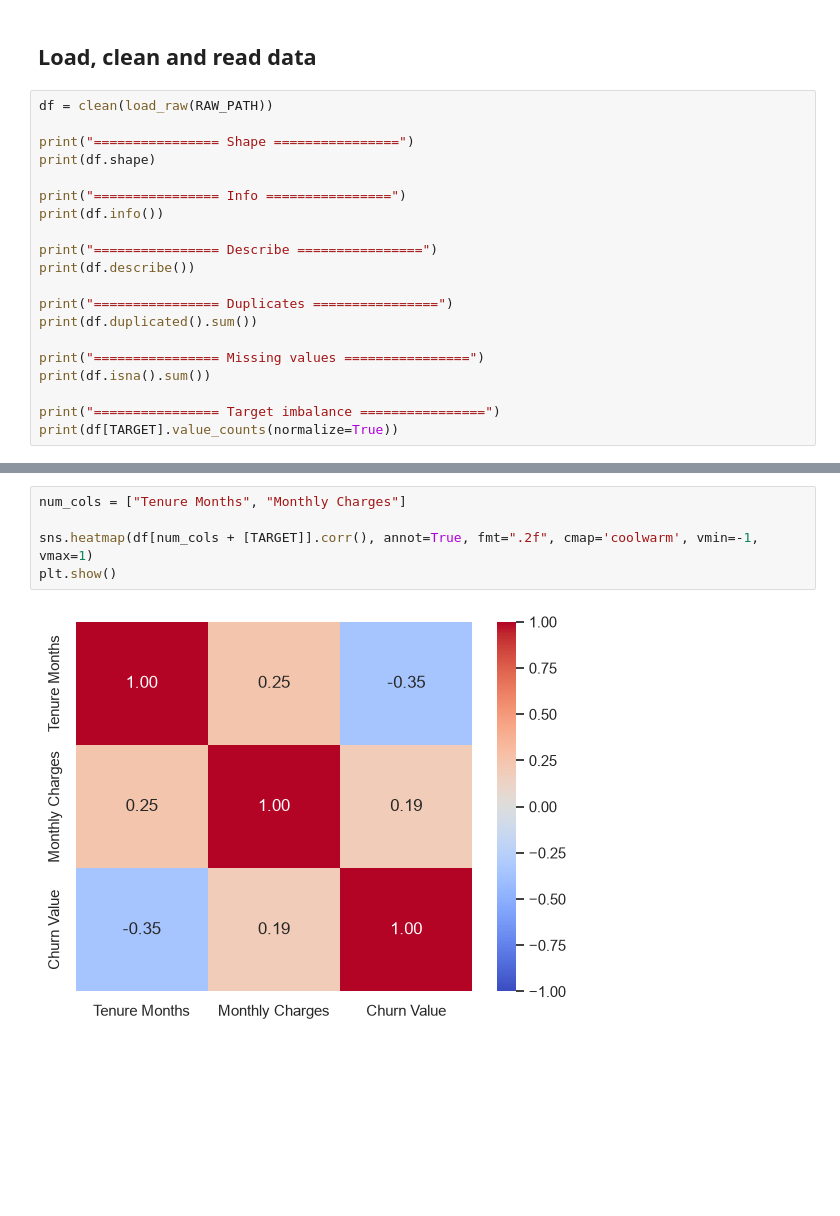
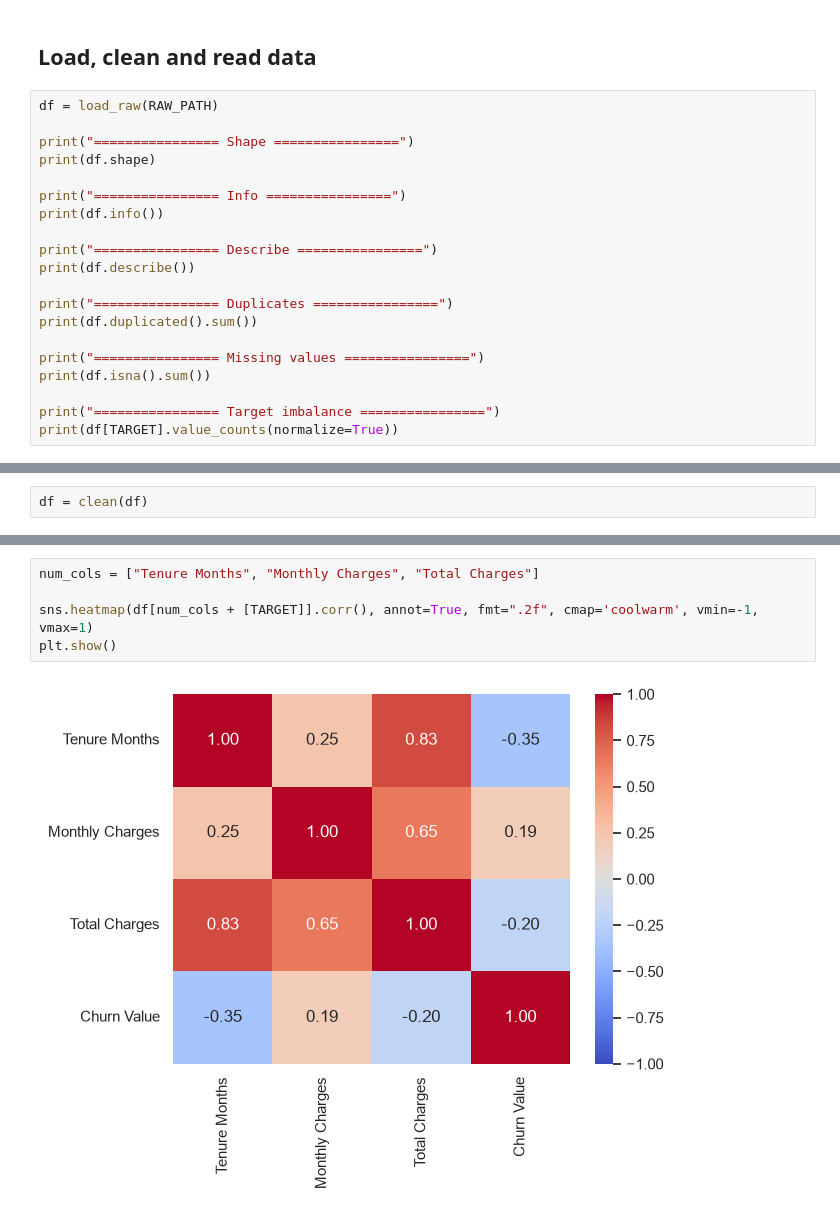
Before and after one commit to LV-Engineer/Churn-Prediction, a Jupyter notebook: notebooks/01_eda.ipynb, the cells around one changed output, grey strips where cells are left out. Cells and saved outputs as stored; diff of their text form; blank space fills up the shorter version.

```diff
--- a/notebooks/01_eda.ipynb
+++ b/notebooks/01_eda.ipynb
@@ -16,7 +16,7 @@ pd.set_option("display.max_columns", 50)
 # %% [markdown]
 ## Load, clean and read data
 # %%
-df = clean(load_raw(RAW_PATH))
+df = load_raw(RAW_PATH)
 
 print("================ Shape ================")
 print(df.shape)
@@ -76,0 +58,2 @@ Payment Method       V=0.303
+# %%
+df = clean(df)
@@ -94,7 +82,7 @@ df.groupby(TARGET)[num_cols].agg(["mean", "median"]).round(1)
 # %%
-num_cols = ["Tenure Months", "Monthly Charges"]
+num_cols = ["Tenure Months", "Monthly Charges", "Total Charges"]
 
 sns.heatmap(df[num_cols + [TARGET]].corr(), annot=True, fmt=".2f", cmap='coolwarm', vmin=-1, vmax=1)
 plt.show()
 # %% [output]
-[figure, old version]
+[figure, new version]
```
Also changed, not shown: parts of 14 cells of this notebook.
